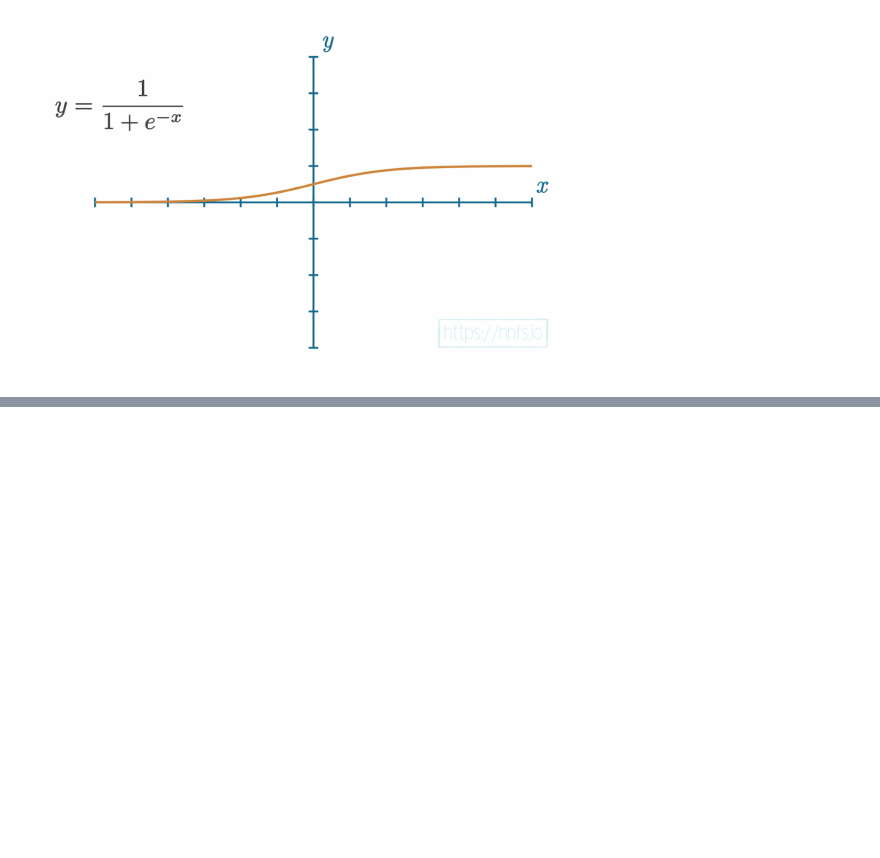
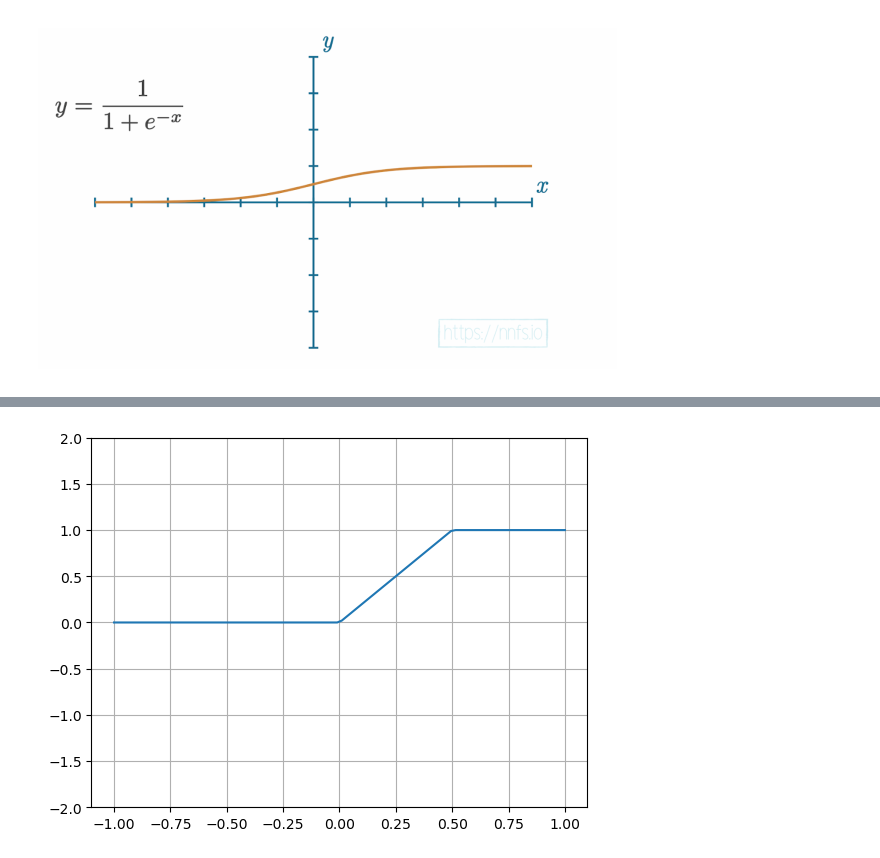
Before and after one commit to danjelito/nn-from-scratch, a Jupyter notebook: 04_activation_function.ipynb, the cells around one changed output, grey strips where cells are left out. Cells and saved outputs as stored; diff of their text form; code cells hidden in the pictures; blank space fills up the shorter version.

```diff
--- a/04_activation_function.ipynb
+++ b/04_activation_function.ipynb
@@ -23,0 +26,26 @@ infinity -> 1
+# %%
+weight1= -1
+bias1= 0.5
+weight2= -2
+bias2= 1
+
+inputs= np.linspace(-1, 1, 100)
+outputs= []
+
+import numpy as np
+import matplotlib.pyplot as plt
+
+def relu(x):
+    return np.maximum(0, x)
+
+for input_ in inputs:
+    output1= relu(input_ * weight1 + bias1)
+    output2= relu(output1 * weight2 + bias2)
+    outputs.append(output2)
+
+plt.plot(inputs, outputs)
+plt.ylim(-2, 2)
+plt.grid()
+plt.show()
+# %% [output]
+[figure, added]
```
Also changed, not shown: parts of 9 cells of this notebook.
